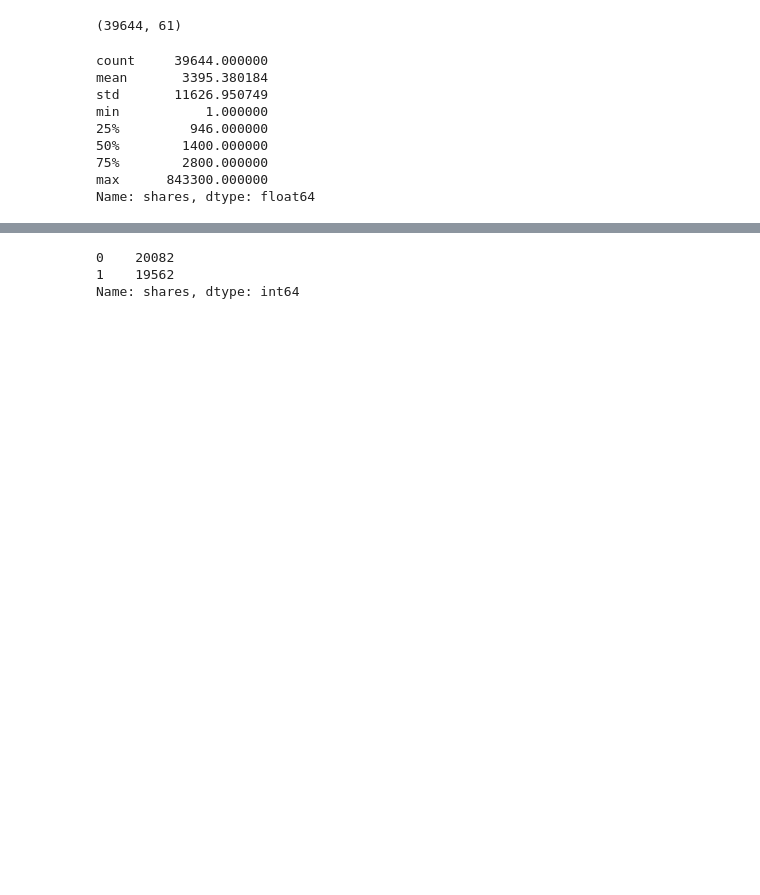
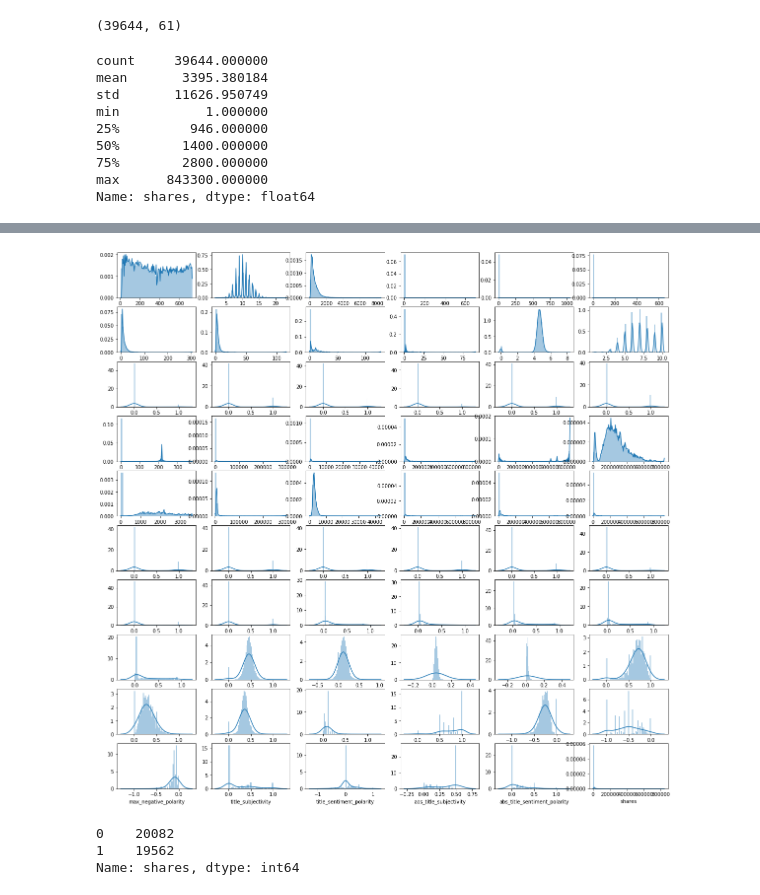
Before and after one commit to Temi111/classification-project-on-shares, a Jupyter notebook: shares.ipynb, the cells around one changed output, grey strips where cells are left out. Cells and saved outputs as stored; diff of their text form; code cells hidden in the pictures; blank space fills up the shorter version.

Commit message:
added plots

```diff
--- a/shares.ipynb
+++ b/shares.ipynb
@@ -42,0 +45,3 @@ Name: shares, dtype: float64
+# %%
+column_headers = data.columns.values
+column_headers
@@ -43,3 +68,14 @@ Name: shares, dtype: float64
+# %%
+
+i = 1
+fig, ax = plt.subplots(2, 4, figsize = (20, 20))
+
+for column_header in column_headers:
+    plt.subplot(10,6,i)
+    sns.distplot(data[column_header],kde_kws={'bw':0.1})
+    i = i + 1
+# %% [output]
+[figure, added]
 # %%
 #This is a function that will input 0 for lower an 1400 and 1 for otherwhuse
 data['shares'] = np.where(data['shares']<= 1400, 0, 1)
```
Also changed, not shown: parts of 4 cells of this notebook.
